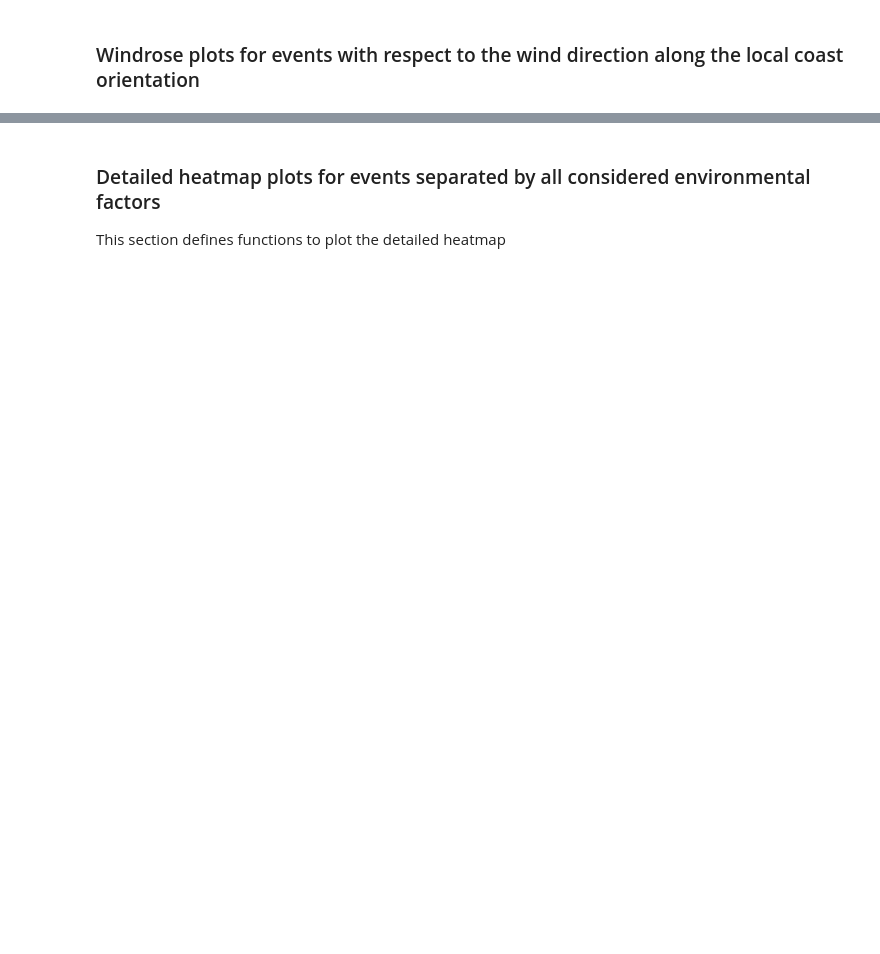
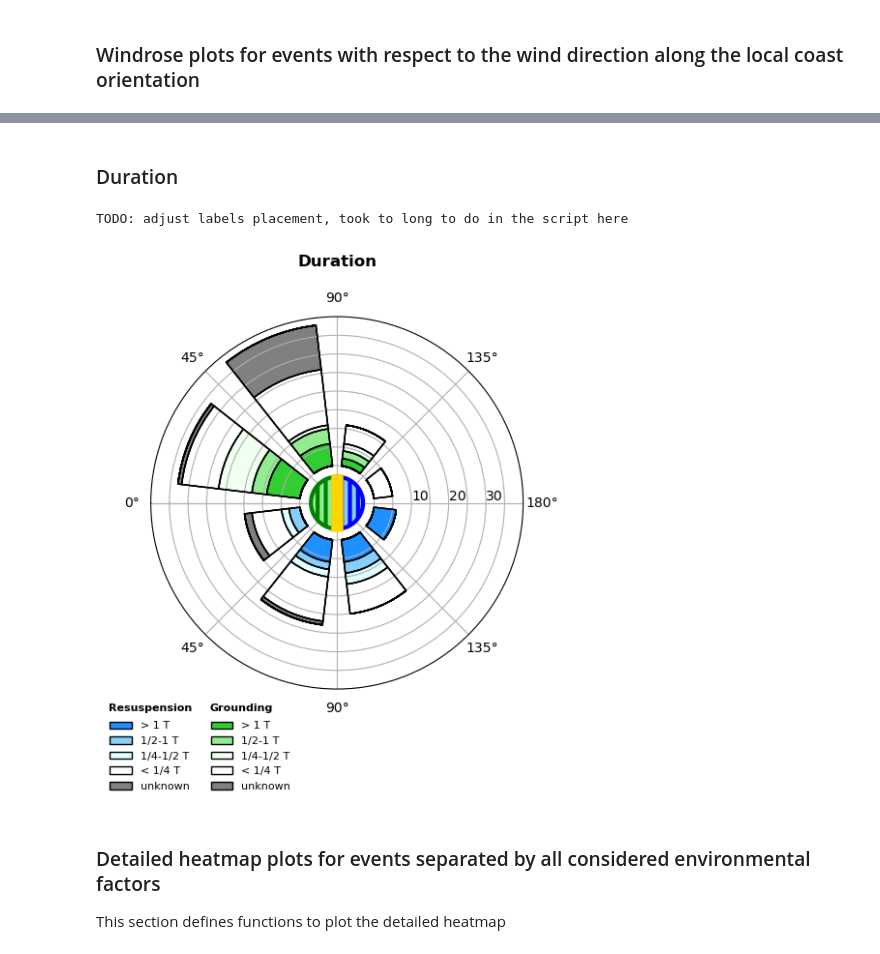
Before and after one commit to mes-uu/Paper-Drifters-Groundings-Wadden-Sea-Floating-Macroplastic, a Jupyter notebook: 2_1_grounding_events_characterization.ipynb, the cells around one changed output, grey strips where cells are left out. Cells and saved outputs as stored; diff of their text form; code cells hidden in the pictures; blank space fills up the shorter version.

```diff
--- a/2_1_grounding_events_characterization.ipynb
+++ b/2_1_grounding_events_characterization.ipynb
@@ -371,3 +344,34 @@ TODO: adjust labels placement, took to long to do in the script here
+# %% [markdown]
+### Duration
+# %%
+ctO1 = 'duration'
+label_color = {'W':['dodgerblue','lightskyblue','lightcyan','w'],'D':['limegreen','lightgreen','honeydew','w'],'Dx':['gray','gray','gray','gray'],'Wx':['gray','gray','gray','gray']}
+hatching = [[],[''],['',''],['','',''],['','','','']]
+invert_colororder = False
+
+max_y_axis_bincounts = 35
+fig, ax = get_windrose_histo(max_y_axis_bincounts)
+for il, histo_labels in enumerate(label_groups):
+  data_hist = [np.abs(df.where((df.label==label)&(c[0]<df[ctO1])&(df[ctO1]<=c[1]),drop=True).angle_wind_coast_planefit)*(1. if 'D' in histo_labels else -1.) for label in histo_labels for c in categories_O1[ctO1]]
+  data_hist += [np.abs(df.where((df.label==label+'x')&(c[0]<df[ctO1])&(df[ctO1]<=c[1]),drop=True).angle_wind_coast_planefit)*(1. if 'D' in histo_labels else -1.) for label in histo_labels for c in categories_O1[ctO1]]
+  colors_hist = [label_color[label][i if not(invert_colororder) else len(categories_O1[ctO1])-1-i] for label in histo_labels for i in range(len(categories_O1[ctO1]))]
+  colors_hist += [label_color[label+'x'][i if not(invert_colororder) else len(categories_O1[ctO1])-1-i] for label in histo_labels for i in range(len(categories_O1[ctO1]))]
+  hatching_hist = [hatching[len(categories_O1[ctO1])][i] for label in histo_labels for i in range(len(categories_O1[ctO1]))]
+  n_bins = 8
+  x_range = (-np.pi,np.pi)
+  mpl.rcParams['hatch.linewidth'] = 1
+  ax.hist(data_hist, bins=n_bins, range=x_range, color=colors_hist, zorder=-10, histtype="barstacked", hatch=hatching_hist, edgecolor='black',linewidth=1, label=categories_O1_labels[ctO1]*len(histo_labels), rwidth=0.7) #, histtype="barstacked", stacked=True
+  ax.hist(data_hist, bins=n_bins, range=x_range, color=[(0.,0.,0.,0.) for i in range(len(colors_hist))], zorder=10, histtype="barstacked", edgecolor='black',linewidth=1, rwidth=0.7)
+  ax.hist(np.concatenate(data_hist,axis=0), bins=n_bins, range=x_range, color=(0.,0.,0.,0.), edgecolor='black',zorder=10,linewidth=1, rwidth=0.7)
+fig.text(0.04,0.065, "Resuspension", fontsize=8,fontweight='bold')
+fig.text(0.25,0.065, "Grounding", fontsize=8,fontweight='bold')
+ax.legend(prop={'size': 8},bbox_to_anchor=(0.4,-0.3), loc="lower right",ncols=2, frameon=False)
+plt.title("Duration\n",fontweight='bold')
+plt.savefig("%s/groundingcharacteristics/windrose_%s_area_%dm"%(plots_output_root_dir,ctO1,2*coast_orientation_area_reference_radius_meters), dpi=300, bbox_inches="tight")
+plt.show()
+# %% [output]
+TODO: adjust labels placement, took to long to do in the script here
+[figure, added]
 # %% [markdown]
 ### Detailed heatmap plots for events separated by all considered environmental factors
 
```
Also changed, not shown: parts of 14 cells of this notebook, 18 other files.
